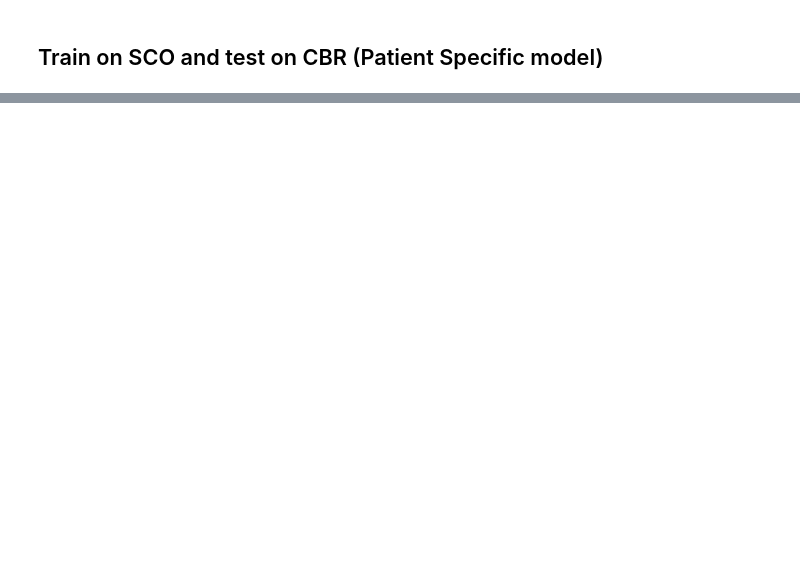
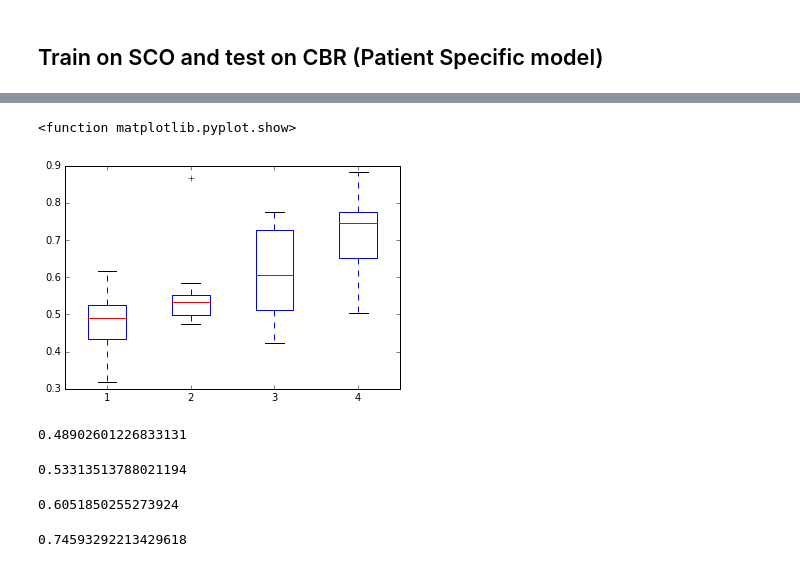
Before and after one commit to aakashng/SpeClass, a Jupyter notebook: PyCode/SpeClass.ipynb, the cells around one changed output, grey strips where cells are left out. Drawn from its saved outputs; the diff is of its cells as text; code cells hidden in the pictures; blank space fills up the shorter version.

Commit message:
New python scripts to use 4 sessions

```diff
--- a/PyCode/SpeClass.ipynb
+++ b/PyCode/SpeClass.ipynb
@@ -480,0 +560,5 @@ np.savetxt('results.csv', acc_all, delimiter=',')
+# %%
+for s in PatientCodes:
+    data = CBRData[CBRData['SubjID']==s]
+    for sess in np.unique(data['Session']):
+        print s,sess,np.unique(data[data['Session']==sess]['Label'].unique().sort())
@@ -480,0 +712,34 @@ np.savetxt('results.csv', acc_all, delimiter=',')
+# %%
+DSpec_acc = np.zeros(len(PatientCodes))
+k = 0
+for s in PatientCodes:
+
+    data = CBRData[(CBRData['SubjID'] == s)]
+    Bacc = np.zeros(3)
+    for session in range(1,4):
+
+        test = data[data['Session'] == session]
+        train = data[data['Session'] != session]
+        Nclasstrain = len(train['Label'].unique())
+        Nclasses = len(test['Label'].unique()) #How many activities we have for this patient in test data
+
+        Xtrain = train.select_columns(feature_cols).to_numpy()
+        ytrain = train.select_columns(label_cols).to_numpy()
+        ytrain = ytrain.reshape(-1)
+        Xtest = test.select_columns(feature_cols).to_numpy()
+        ytest = test.select_columns(label_cols).to_numpy()
+        ytest = ytest.reshape(-1)
+
+        RF = RandomForestClassifier(n_estimators=50)
+        RF = RF.fit(Xtrain,ytrain)
+        ypred = RF.predict(Xtest)
+        #acc = sum(ypred == ytest)/len(ytest)
+        #balanced accuracy on each session
+        Bacc[session-1],acc_class = Balanced_acc(ypred,ytest)
+        print 'Sess = {}, Nclass train = {}, Nclass test ={}, BAcc = {:.2f}'.format(session,Nclasstrain,Nclasses,Bacc[session-1])
+
+    DSpec_acc[k] = Bacc.mean() #the mean CV BAcc on 3 sessions
+    print 'Patient {}, Device Specific model - BAcc = {:.2f}'.format(s,DSpec_acc[k])
+    k = k+1
+
+print 'Median BAcc - Device Specific (CBR) = %s'%np.median(DSpec_acc)
@@ -480,0 +764,3 @@ np.savetxt('results.csv', acc_all, delimiter=',')
+# %%
+acc_all=np.vstack((SOacc,ISpec_acc,PSpec_acc,DSpec_acc)).T
+print acc_all
@@ -480,0 +778,22 @@ np.savetxt('results.csv', acc_all, delimiter=',')
+# %%
+plt.boxplot(acc_all)
+plt.show
+# %% [output]
+<function matplotlib.pyplot.show>
+[figure, added]
+# %%
+np.median(SOacc)
+# %% [output]
+0.48902601226833131
+# %%
+np.median(ISpec_acc)
+# %% [output]
+0.53313513788021194
+# %%
+np.median(PSpec_acc)
+# %% [output]
+0.6051850255273924
+# %%
+np.median(DSpec_acc)
+# %% [output]
+0.74593292213429618
```
Also changed, not shown: parts of 59 cells of this notebook, 4 other files.
